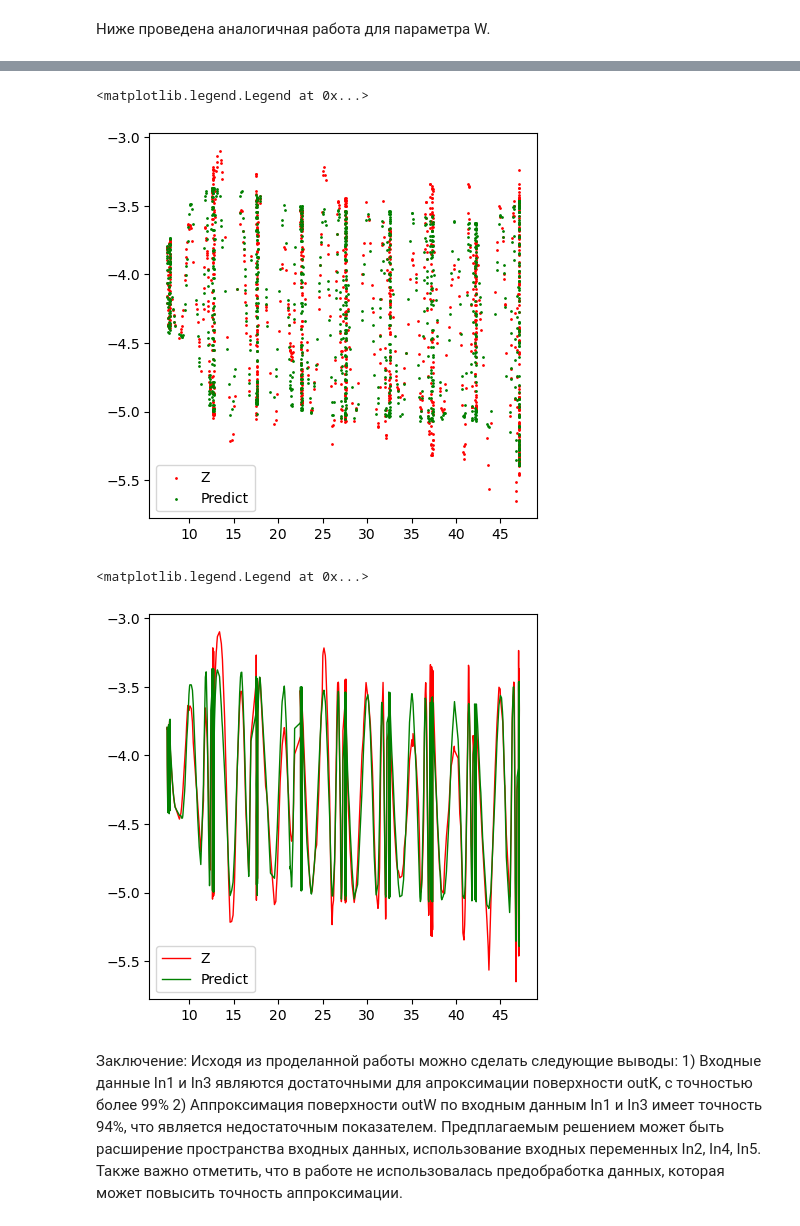
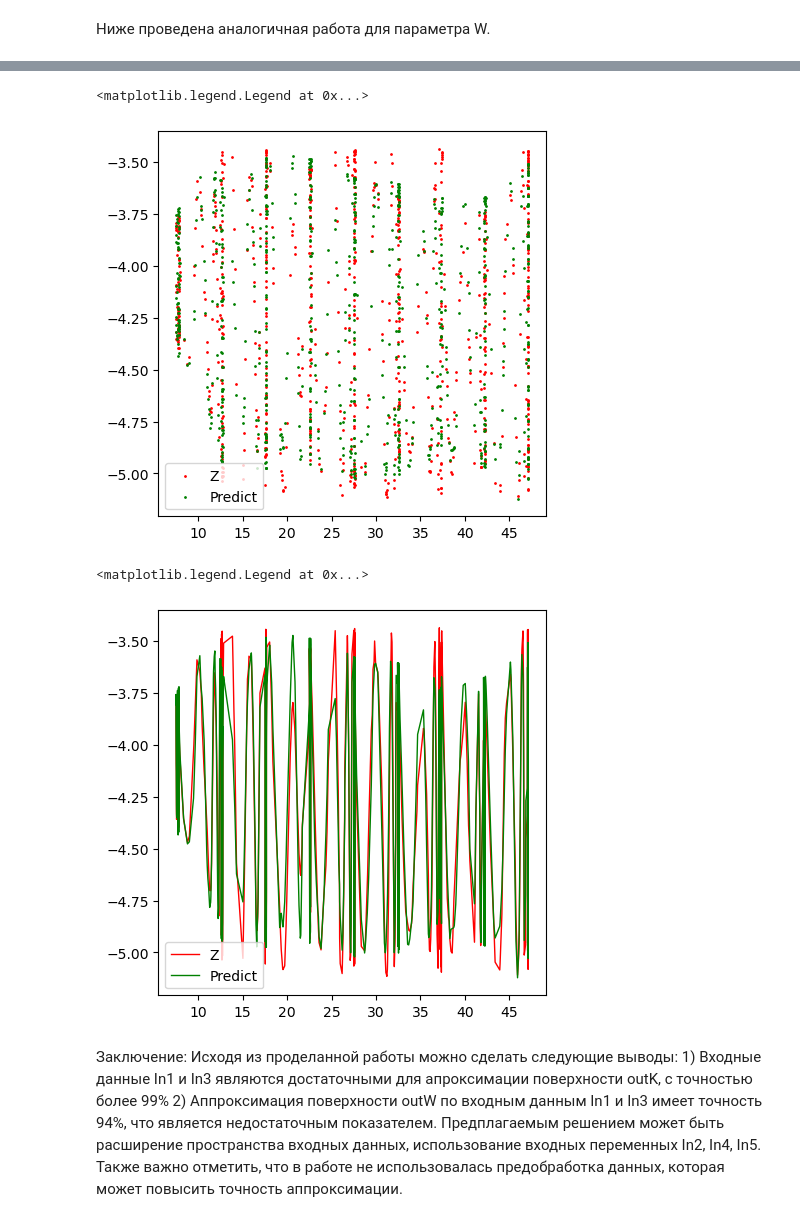
Before and after one commit to DRastrepin/MLPRegressor, a Jupyter notebook: Rastrepin_IU1-21M.ipynb, the cells around one changed output, grey strips where cells are left out. Drawn from its saved outputs; the diff is of its cells as text; code cells hidden in the pictures.

```diff
--- a/Rastrepin_IU1-21M.ipynb
+++ b/Rastrepin_IU1-21M.ipynb
@@ -68,2 +55,24 @@ test= test.drop(Param, axis=1)
 test_in1 = test[test.columns[0]]
 test_in2 = test[test.columns[1]]
+# %%
+q_low = df["OutW"].quantile(0.1)
+q_hi  = df["OutW"].quantile(0.9)
+
+#df_filtered = df[(df["OutW"] < q_hi) & (df["OutW"] > q_low)]
+
+df_filtered = df[(np.abs(stats.zscore(df["OutW"])) < 1.5)]
+train_W, test_W = np.split(df_filtered.sample(frac=1, random_state=3), [int(.75*len(df_filtered))])
+
+train_W = train_W.sort_values(by=['Tsys'])
+test_W =  test_W.sort_values(by=['Tsys'])
+
+target_data_W = train_W.OutW
+target_test_W = test_W.OutW
+
+train_W = train_W.drop(Param, axis=1)
+train_in1_W = train_W[train_W.columns[0]]
+train_in2_W = train_W[train_W.columns[1]]
+
+test_W = test_W.drop(Param, axis=1)
+test_in1_W = test_W[test_W.columns[0]]
+test_in2_W = test_W[test_W.columns[1]]
@@ -173,21 +193,20 @@ plt.legend()
 # %% [markdown]
 Ниже проведена аналогичная работа для параметра W.
 # %%
-ANN_W = MLPRegressor(max_iter = int(1e32), activation = 'logistic', solver = 'lbfgs', learning_rate = 'adaptive',tol = 1e-16, random_state = 5)
-ANN_W.fit(train,target_data_W)
-predict_train_W = ANN_W.predict(train)
-predict_test_W = ANN_W.predict(test)
+ANN_W = MLPRegressor(max_iter = int(1e24), activation = 'logistic', solver = 'lbfgs', learning_rate = 'adaptive',tol = 1e-16, random_state = 5)
+ANN_W.fit(train_W,target_data_W)
+predict_train_W = ANN_W.predict(train_W)
+predict_test_W = ANN_W.predict(test_W)
 
 print(f"Ошибки на обучающей выборке параметра W")
 print(f"MAE {mean_absolute_error(target_data_W, predict_train_W):.10f}")
 print(f"MSE {mean_squared_error(target_data_W, predict_train_W):.10f}")
 print(f"MAX {max_error(target_data_W, predict_train_W):.10f}")
-print(f"Accuracy {ANN_W.score(train,target_data_W):.10f}")
-print(f"\n")
+print(f"Accuracy {ANN_W.score(train_W,target_data_W):.10f}\n")
 print(f"Ошибки на тестовой выборке параметра W")
 print(f"MAE {mean_absolute_error(target_test_W, predict_test_W):.10f}")
 print(f"MSE {mean_squared_error(target_test_W, predict_test_W):.10f}")
 print(f"MAX {max_error(target_test_W, predict_test_W):.10f}")
-print(f"Accuracy {ANN_W.score(test,target_test_W):.10f}")
+print(f"Accuracy {ANN_W.score(test_W,target_test_W):.10f}")
 # %% [output]
 Ошибки на обучающей выборке параметра W
@@ -249,19 +267,19 @@ plt.legend()
 # %%
 fig = plt.figure(figsize=(5,5))
-plt.scatter(test_in2, target_test_W, c = 'red', s = 1, label = 'Z')
-plt.scatter(test_in2, predict_test_W, c='green',  s = 1, label = 'Predict')
+plt.scatter(test_in2_W, target_test_W, c = 'red', s = 1, label = 'Z')
+plt.scatter(test_in2_W, predict_test_W, c='green',  s = 1, label = 'Predict')
 plt.legend()
 # %% [output]
 <matplotlib.legend.Legend at 0x...>
-[figure, old version]
+[figure, new version]
 # %%
 fig = plt.figure(figsize=(5,5))
-plt.plot(test_in2, target_test_W, c = 'red', linewidth = 1, label = 'Z')
-plt.plot(test_in2, predict_test_W, c='green',  linewidth = 1, label = 'Predict')
+plt.plot(test_in2_W, target_test_W, c = 'red', linewidth = 1, label = 'Z')
+plt.plot(test_in2_W, predict_test_W, c='green',  linewidth = 1, label = 'Predict')
 plt.legend()
 # %% [output]
 <matplotlib.legend.Legend at 0x...>
-[figure, old version]
+[figure, new version]
 # %% [markdown]
 Заключение: Исходя из проделанной работы можно сделать следующие выводы:
     1) Входные данные In1 и In3 являются достаточными для апроксимации поверхности outK, c точностью более 99%
```
Also changed, not shown: parts of 18 cells of this notebook.
